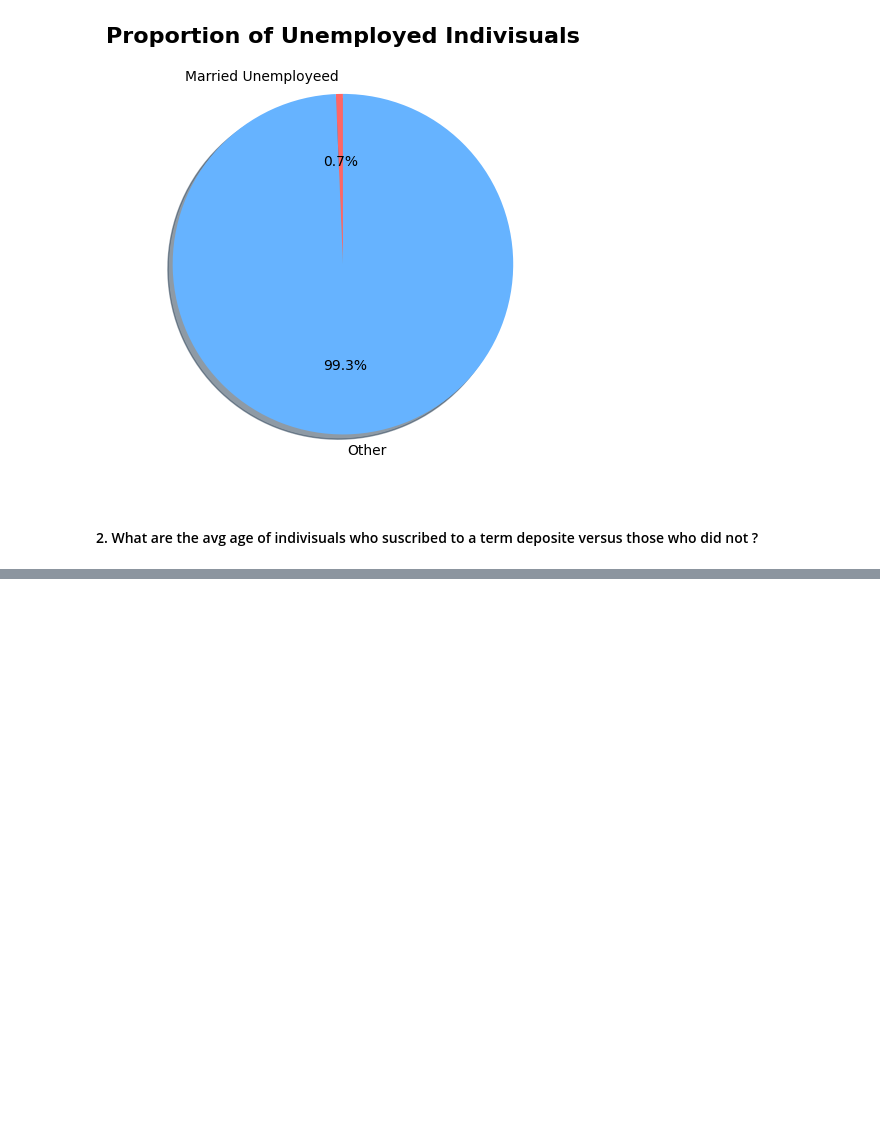
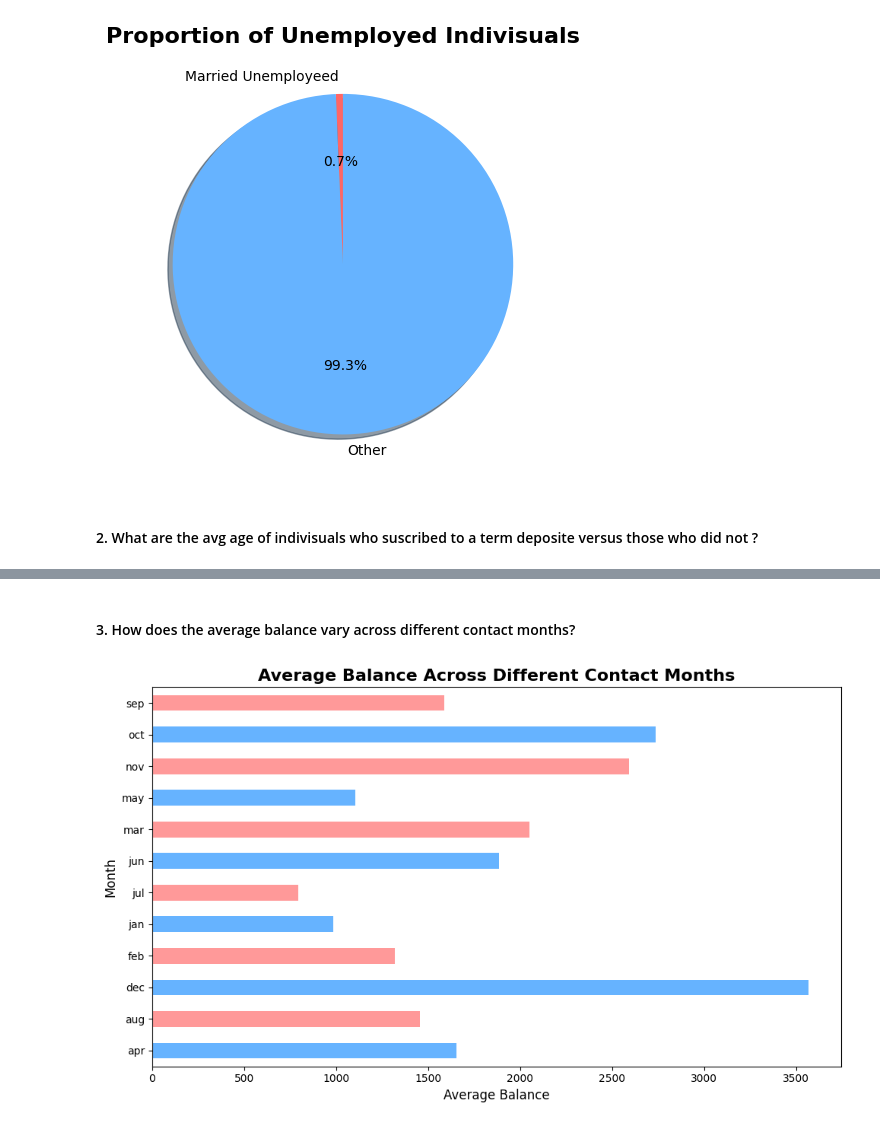
Before and after one commit to Shandeep-Raula/Bank-Customer-Insights, a Jupyter notebook: bank-customer-insights.ipynb, the cells around one changed output, grey strips where cells are left out. Cells and saved outputs as stored; diff of their text form; code cells hidden in the pictures; blank space fills up the shorter version.

```diff
--- a/bank-customer-insights.ipynb
+++ b/bank-customer-insights.ipynb
@@ -330,0 +352,20 @@ plt.show()
+# %% [markdown]
+#### 3. How does the average balance vary across different contact months?
+# %%
+avg_balance_per_month = df.groupby('Month')['Balance'].mean()
+
+
+plt.figure(figsize=(10,6))
+avg_balance_per_month.plot(kind='barh', color=['#66b3ff', '#ff9999', '#66b3ff', '#ff9999', '#66b3ff', '#ff9999', '#66b3ff', '#ff9999', '#66b3ff', '#ff9999', '#66b3ff', '#ff9999'])
+
+# Adding titles and labels
+plt.title('Average Balance Across Different Contact Months', fontsize=16, fontweight='bold')
+plt.ylabel('Month', fontsize=12)
+plt.xlabel('Average Balance', fontsize=12)
+
+# Show the plot
+plt.tight_layout()
+plt.savefig(r"D:\Python Project - Dataset\chart2.png", dpi=300, bbox_inches='tight')
+plt.show()
+# %% [output]
+[figure, added]
```
Also changed, not shown: parts of 7 cells of this notebook.
